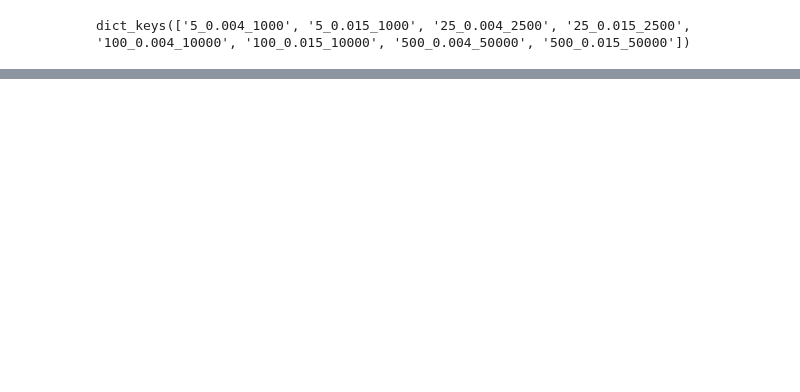
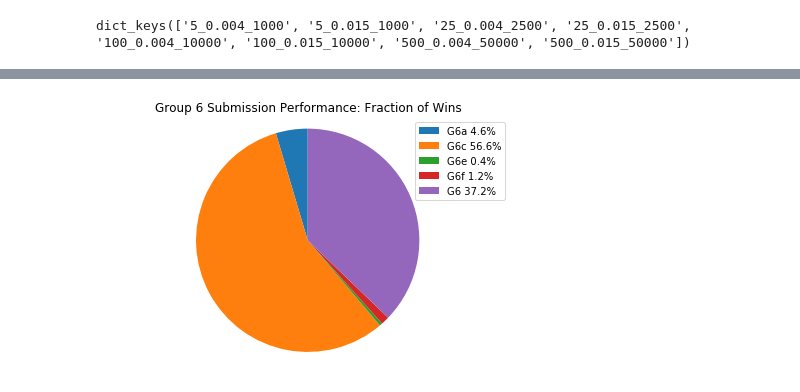
Before and after one commit to sidhiadkoli/TravelingSailsmanGrp6, a Jupyter notebook: resultsAnalysis.ipynb, the cells around one changed output, grey strips where cells are left out. Saved outputs shown, nothing was run; the diff lists cells and outputs as text; code cells hidden in the pictures; blank space fills up the shorter version.

```diff
--- a/resultsAnalysis.ipynb
+++ b/resultsAnalysis.ipynb
@@ -345,0 +445,14 @@ np.max(y) + np.max(y)*.25
+# %%
+labels = ['G6a {}%', 'G6c {}%', 'G6e {}%', 'G6f {}%', 'G6 {}%']
+sizes = fracWins*100
+sizes = sizes.round(decimals = 1)
+labels = [x.format(frac) for x, frac in zip(labels, sizes)]
+# colors = ['yellowgreen', 'gold', 'lightskyblue', 'lightcoral']
+patches, texts = plt.pie(sizes, shadow=False, startangle=90)
+plt.legend(patches, labels, loc="best")
+plt.title("Group 6 Submission Performance: Fraction of Wins")
+plt.axis('equal')
+plt.tight_layout()
+plt.savefig('img/fracWinsG6Tournament.png',dpi = 300)
+# %% [output]
+[figure, added]
```
Also changed, not shown: parts of 18 cells of this notebook, 3 other files.
